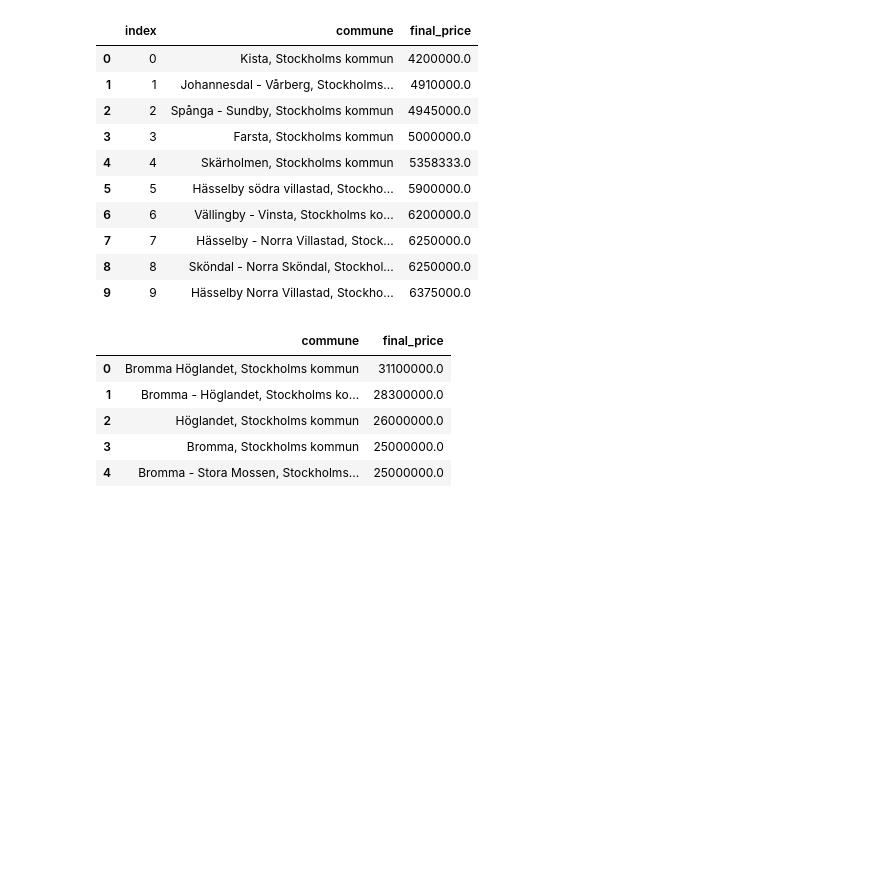
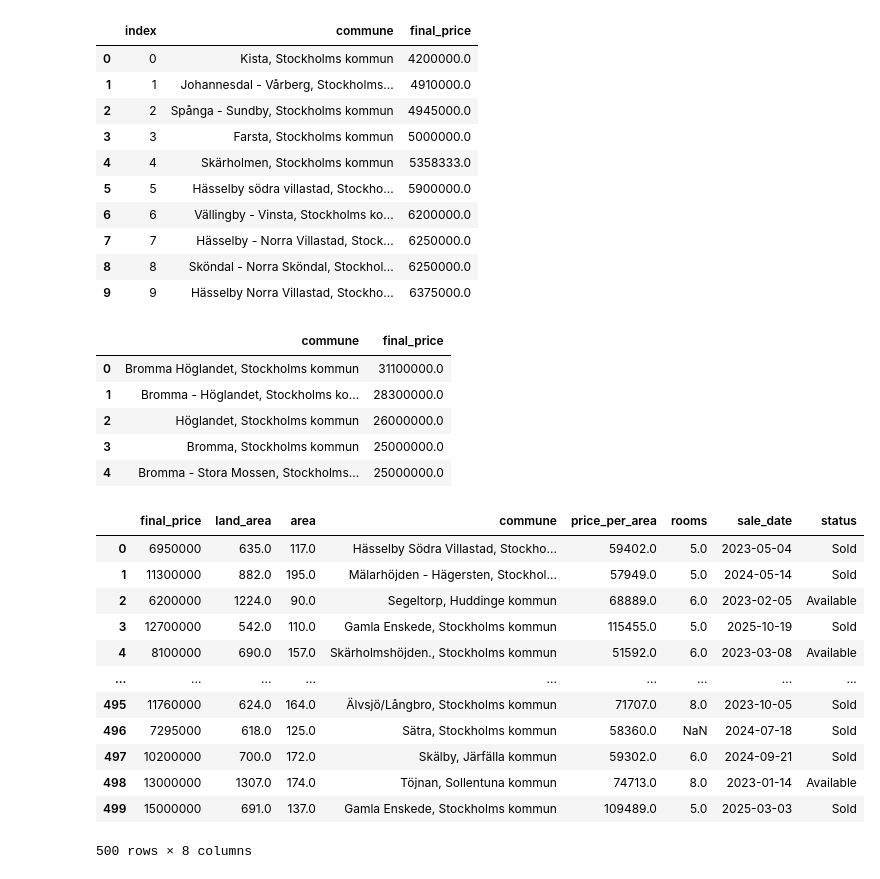
Before and after one commit to AndresTrujillo1811-bit/data-pipeline-for-ml_examensarbete, a Jupyter notebook: storytelling_house_price/storytelling.ipynb, the cells around one changed output. Drawn from its saved outputs; the diff is of its cells as text; code cells hidden in the pictures; blank space fills up the shorter version.

```diff
--- a/storytelling_house_price/storytelling.ipynb
+++ b/storytelling_house_price/storytelling.ipynb
@@ -270,3 +270,20 @@ stockholm_avg_prices.head()
 | 2 | Höglandet, Stockholms kommun | 26000000.0 |
 | 3 | Bromma, Stockholms kommun | 25000000.0 |
 | 4 | Bromma - Stora Mossen, Stockholms... | 25000000.0 |
+# %%
+df = pd.read_csv("data/stockholm_homeprices_alt.csv")
+df
+# %% [output]
+|  | final_price | land_area | area | commune | price_per_area | rooms | sale_date | status |
+| 0 | 6950000 | 635.0 | 117.0 | Hässelby Södra Villastad, Stockho... | 59402.0 | 5.0 | 2023-05-04 | Sold |
+| 1 | 11300000 | 882.0 | 195.0 | Mälarhöjden - Hägersten, Stockhol... | 57949.0 | 5.0 | 2024-05-14 | Sold |
+| 2 | 6200000 | 1224.0 | 90.0 | Segeltorp, Huddinge kommun | 68889.0 | 6.0 | 2023-02-05 | Available |
+| 3 | 12700000 | 542.0 | 110.0 | Gamla Enskede, Stockholms kommun | 115455.0 | 5.0 | 2025-10-19 | Sold |
+| 4 | 8100000 | 690.0 | 157.0 | Skärholmshöjden., Stockholms kommun | 51592.0 | 6.0 | 2023-03-08 | Available |
+| ... | ... | ... | ... | ... | ... | ... | ... | ... |
+| 495 | 11760000 | 624.0 | 164.0 | Älvsjö/Långbro, Stockholms kommun | 71707.0 | 8.0 | 2023-10-05 | Sold |
+| 496 | 7295000 | 618.0 | 125.0 | Sätra, Stockholms kommun | 58360.0 | NaN | 2024-07-18 | Sold |
+| 497 | 10200000 | 700.0 | 172.0 | Skälby, Järfälla kommun | 59302.0 | 6.0 | 2024-09-21 | Sold |
+| 498 | 13000000 | 1307.0 | 174.0 | Töjnan, Sollentuna kommun | 74713.0 | 8.0 | 2023-01-14 | Available |
+| 499 | 15000000 | 691.0 | 137.0 | Gamla Enskede, Stockholms kommun | 109489.0 | 5.0 | 2025-03-03 | Sold |
+500 rows × 8 columns
```
Also changed, not shown: parts of 3 cells of this notebook, 3 other files.
